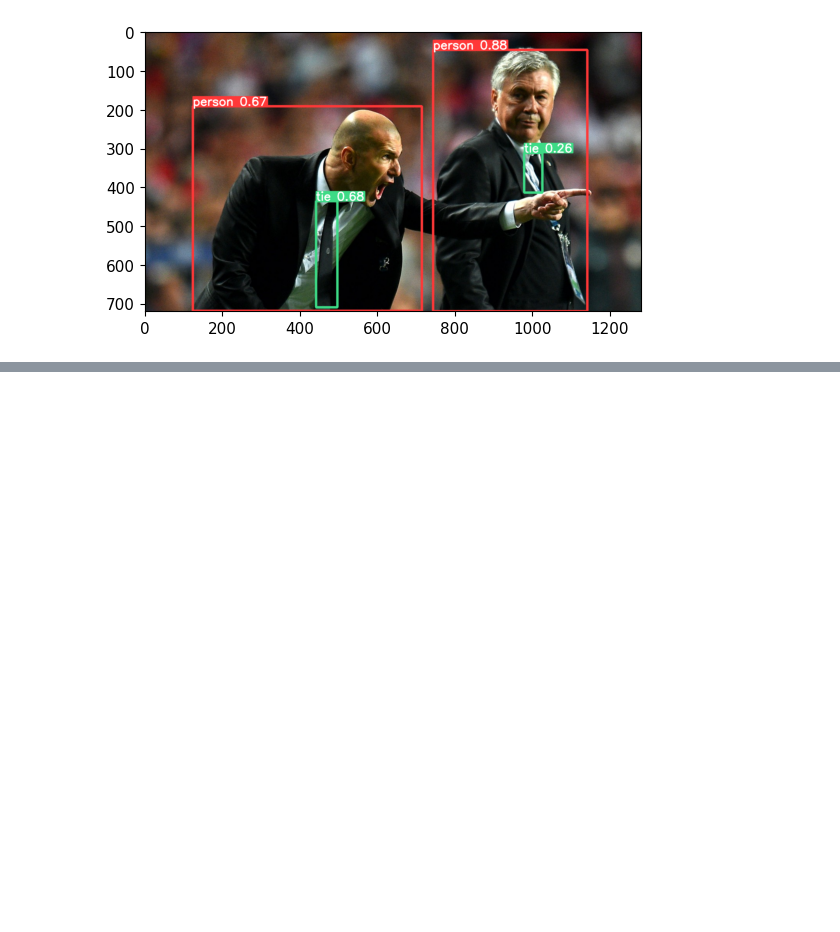
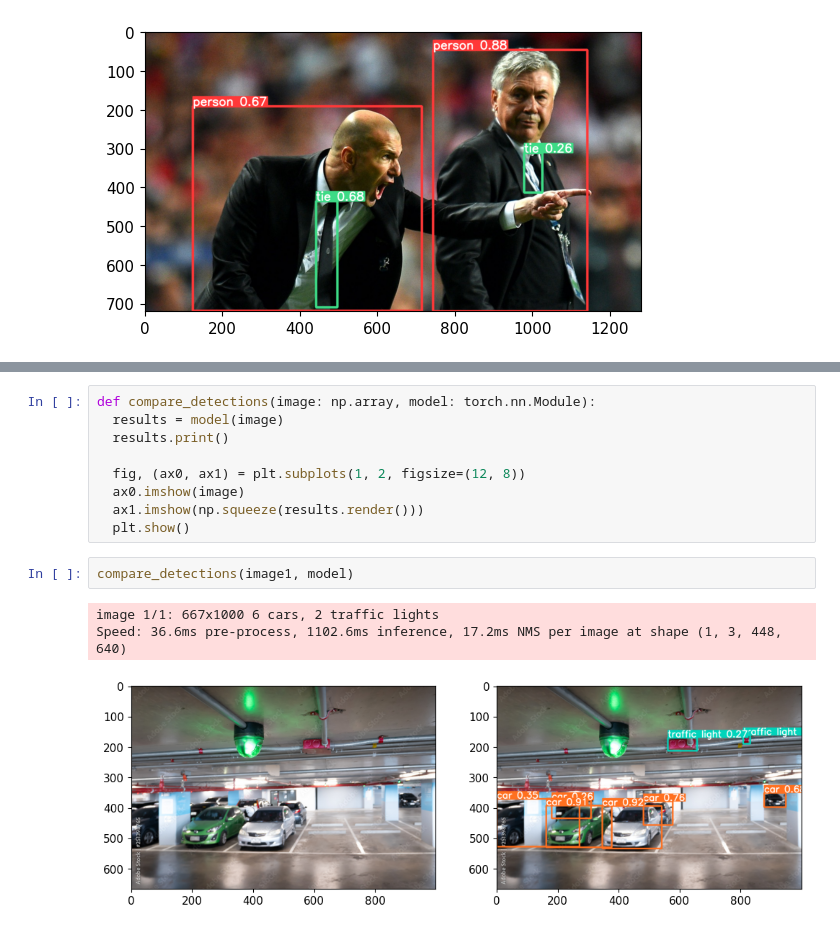
Before and after one commit to aashwinmishra/YOLOExperiments, a Jupyter notebook: YOLOv5_FineTuning.ipynb, the cells around one changed output, grey strips where cells are left out. Drawn from its saved outputs; the diff is of its cells as text; blank space fills up the shorter version.

```diff
--- a/YOLOv5_FineTuning.ipynb
+++ b/YOLOv5_FineTuning.ipynb
@@ -53,0 +70,15 @@ plt.show()
+# %%
+def compare_detections(image: np.array, model: torch.nn.Module):
+  results = model(image)
+  results.print()
+
+  fig, (ax0, ax1) = plt.subplots(1, 2, figsize=(12, 8))
+  ax0.imshow(image)
+  ax1.imshow(np.squeeze(results.render()))
+  plt.show()
+# %%
+compare_detections(image1, model)
+# %% [output]
+image 1/1: 667x1000 6 cars, 2 traffic lights
+Speed: 36.6ms pre-process, 1102.6ms inference, 17.2ms NMS per image at shape (1, 3, 448, 640)
+[figure, added]
```
Also changed, not shown: parts of 10 cells of this notebook.
